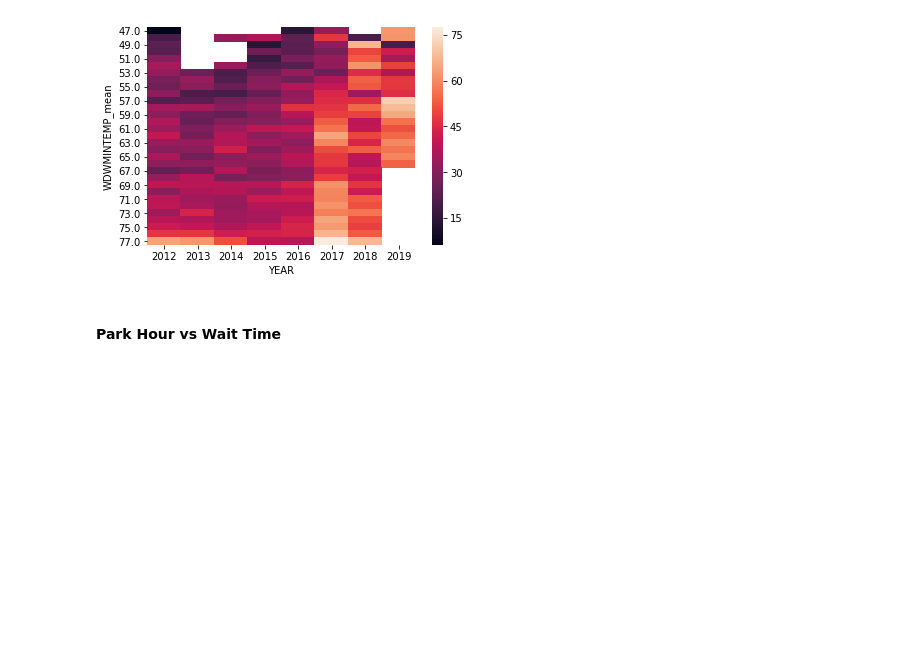
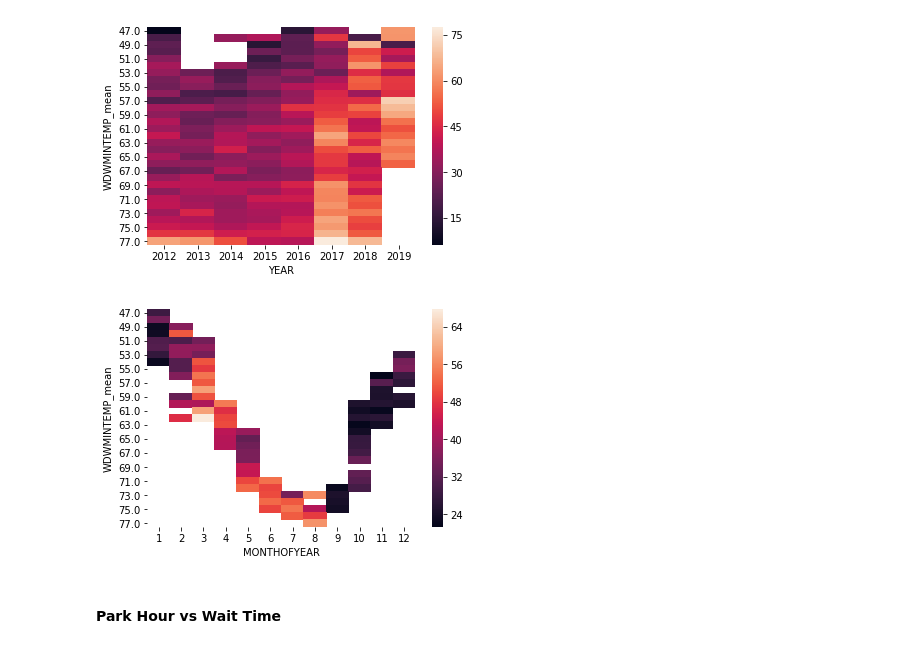
Before and after one commit to daviding11/Splash-Mountain-Wait-Time-Analysis, a Jupyter notebook: Data_Visualization_daviding.ipynb, the cells around one changed output. Saved outputs shown, nothing was run; the diff lists cells and outputs as text; code cells hidden in the pictures; blank space fills up the shorter version.

```diff
--- a/Data_Visualization_daviding.ipynb
+++ b/Data_Visualization_daviding.ipynb
@@ -140,6 +140,17 @@ temp_splash2
 ax = sns.heatmap(temp_splash2)
 # %% [output]
 [figure]
+# %%
+# Grouping by temperature and month
+
+#aggregate by month
+temp_splash2 = meta_splash2.groupby(['WDWMINTEMP_mean', 'MONTHOFYEAR'])['SPOSTMIN'].mean().reset_index()
+
+temp_splash2 = temp_splash2.pivot("WDWMINTEMP_mean", "MONTHOFYEAR", "SPOSTMIN")
+temp_splash2
+ax = sns.heatmap(temp_splash2)
+# %% [output]
+[figure, added]
 # %% [markdown]
 #### Park Hour vs Wait Time
 # %%
```
